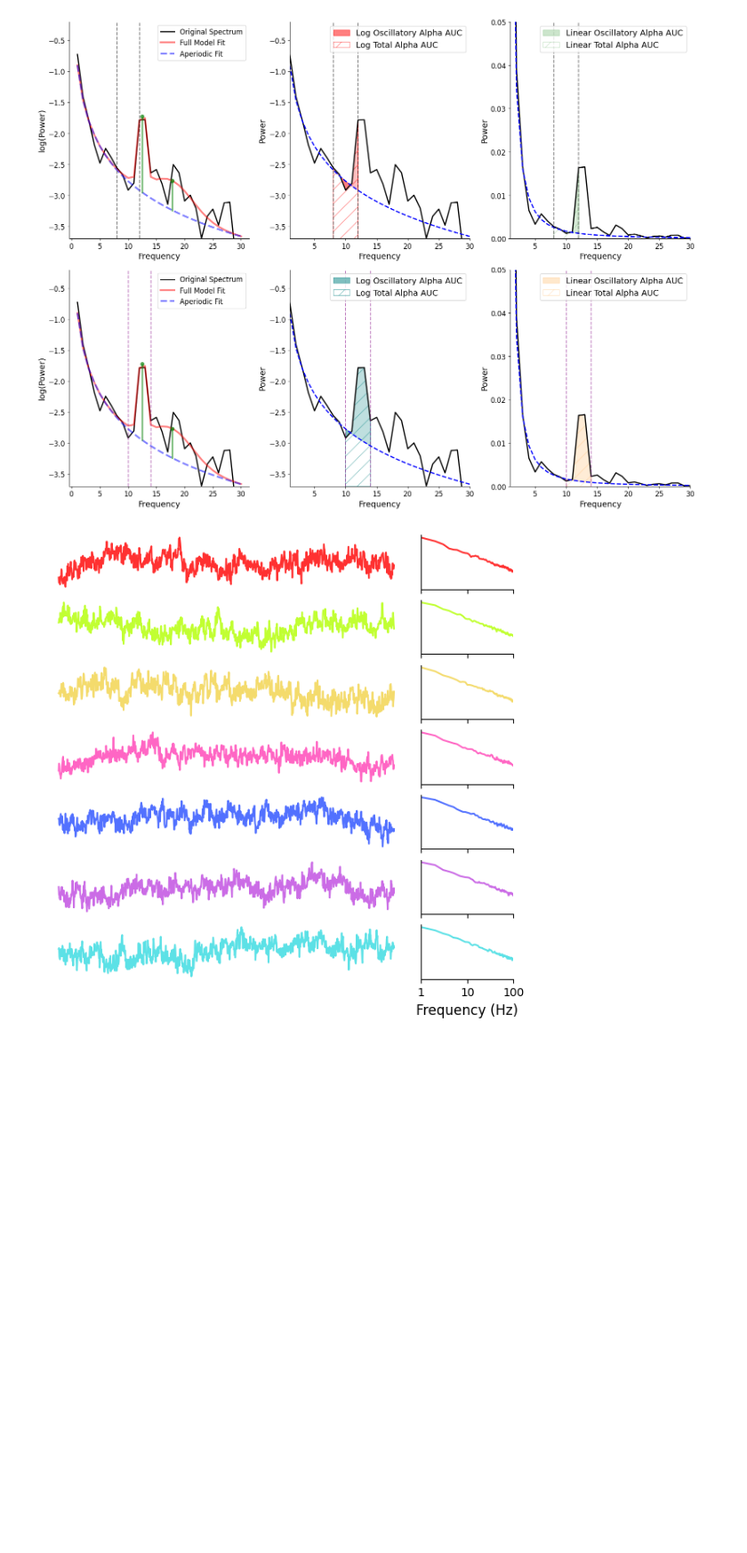
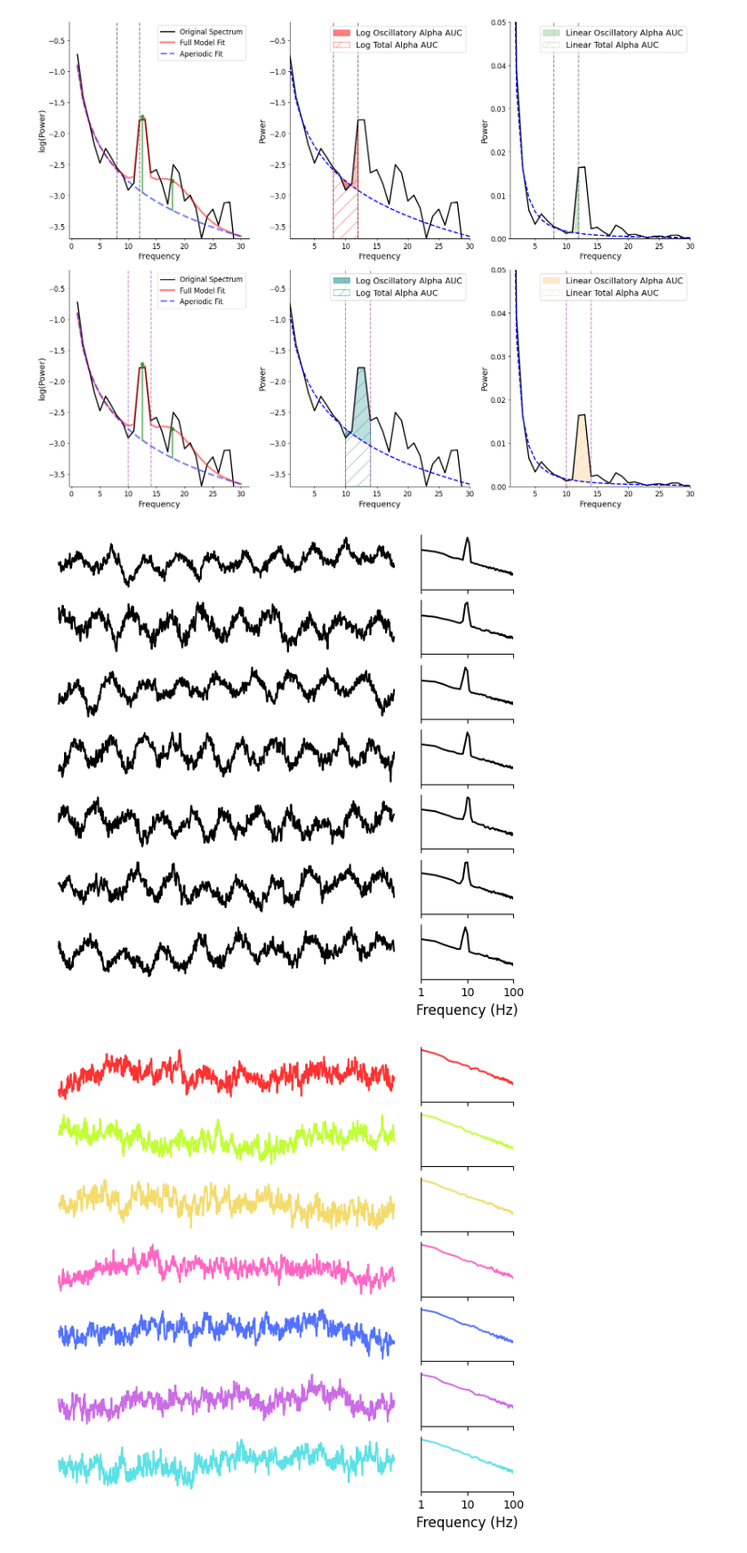
Before and after one commit to voytekresearch/alpha_aperiodic_wm, a Jupyter notebook: figs.ipynb, the cells around one changed output. Shown at 89% size. Saved outputs shown, nothing was run; the diff lists cells and outputs as text; code cells hidden in the pictures; blank space fills up the shorter version.

Commit message:
Make time series and PSDs for eyes closed

```diff
--- a/figs.ipynb
+++ b/figs.ipynb
@@ -97,6 +97,50 @@ from neurodsp.spectral import compute_spectrum
 import matplotlib.pyplot as plt
 import numpy as np
 import seaborn as sns
+# %%
+n_seconds = 100
+alpha_freq = 10
+fs = 1000
+exp = -1
+fmax = 100
+
+# Simulation for eyes closed
+n_populations = 7
+closed_sigs = [sim_powerlaw(n_seconds, fs, exp) + sim_oscillation(
+    n_seconds, fs, alpha_freq + 2* np.random.rand() - 1,
+    phase=np.random.rand()) for _ in range(n_populations)]
+closed_psds = [compute_spectrum(closed_sig, fs) for closed_sig in closed_sigs]
+
+# Make figure
+fig = plt.figure(constrained_layout=True, figsize=(6, 6))
+gs = fig.add_gridspec(n_populations, 5)
+
+for i, (sig, (freqs, psd)) in enumerate(zip(closed_sigs, closed_psds)):
+    # Get axes
+    ts_ax = fig.add_subplot(gs[i, :-1])
+    psd_ax = fig.add_subplot(gs[i, -1])
+
+    # Plot time series
+    ts_ax.plot(sig[:1000], color='k')
+    ts_ax.axis('off')
+
+    # Plot PSD
+    psd_ax.plot(freqs, psd, color='k')
+    psd_ax.set_xlim([1, fmax])
+    psd_ax.set_xscale('log')
+    psd_ax.set_yscale('log')
+    psd_ax.set_xticks([], minor=True)
+    psd_ax.set_xticks([1, 10, 100], [], minor=False)
+    if i == n_populations - 1:
+        psd_ax.set_xticks([1, 10, 100], [1, 10, 100], minor=False)
+        psd_ax.set_xlabel('Frequency (Hz)', fontsize=12)
+    psd_ax.set_yticks([], minor=True)
+    psd_ax.set_yticks([], minor=False)
+    sns.despine(ax=psd_ax)
+
+plt.savefig('figs/closed.png', dpi=300, bbox_inches='tight')
+# %% [output]
+[figure, added]
 # %%
 n_seconds = 100
 fs = 1000
```
Also changed, not shown: parts of 1 cell of this notebook, 1 other file.
